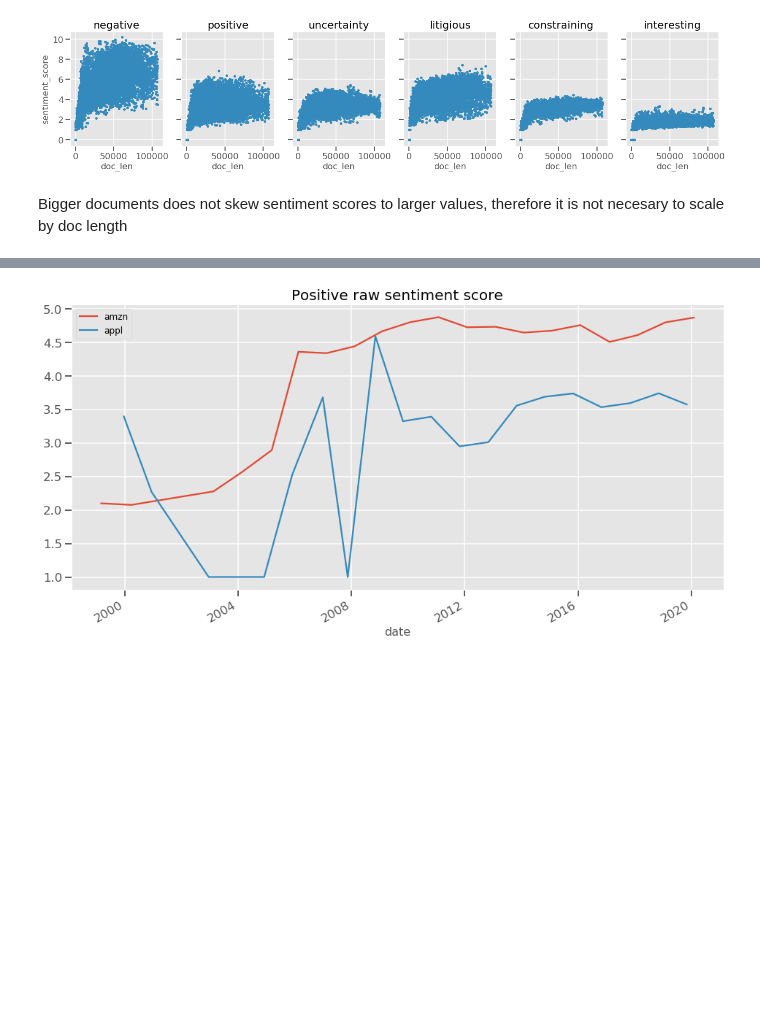
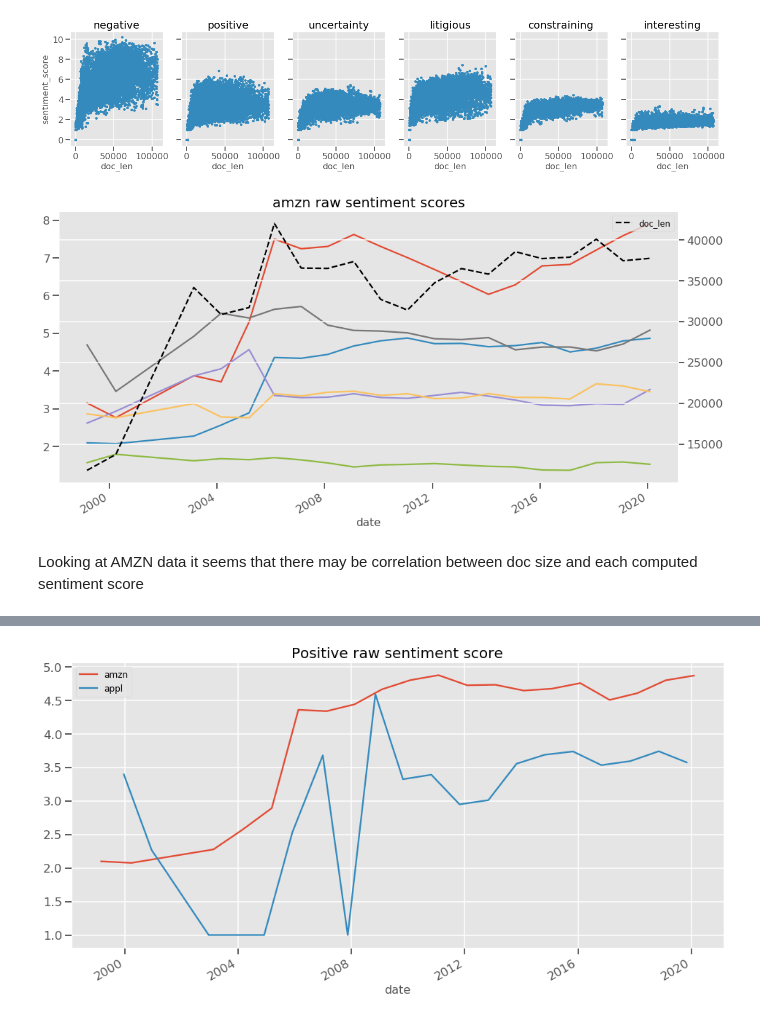
Before and after one commit to manualrg/dslab-ai-for-trading, a Jupyter notebook: notebooks/05_nlp_quant/02_10ksent_rulesent.ipynb, the cells around one changed output, grey strips where cells are left out. Drawn from its saved outputs; the diff is of its cells as text; code cells hidden in the pictures; blank space fills up the shorter version.

```diff
--- a/notebooks/05_nlp_quant/02_10ksent_rulesent.ipynb
+++ b/notebooks/05_nlp_quant/02_10ksent_rulesent.ipynb
@@ -229,5 +230,16 @@ for i, sentiment in enumerate(sentiments):
     ax.set_title(sentiment)
 # %% [output]
 [figure]
-# %% [markdown]
-Bigger documents does not skew sentiment scores to larger values, therefore it is not necesary to scale by doc length
+# %%
+fig, ax1 = plt.subplots(1,1)
+for sent_idx, raw_sent_score in sent_score_dfs.items():
+    sent_score_dfs[sent_idx][example_ticker].plot(label=f'amzn {sent_idx}', ax=ax1)
+
+doc_lens.loc[example_ticker].plot(secondary_y=True, linestyle='--', color='black', ax=ax1)
+plt.title(f'{example_ticker} raw sentiment scores')
+plt.legend()
+plt.show()
+# %% [output]
+[figure, added]
+# %% [markdown]
+Looking at AMZN data it seems that there may be correlation between doc size and each computed sentiment score
```
Also changed, not shown: parts of 11 cells of this notebook, 4 other files.
